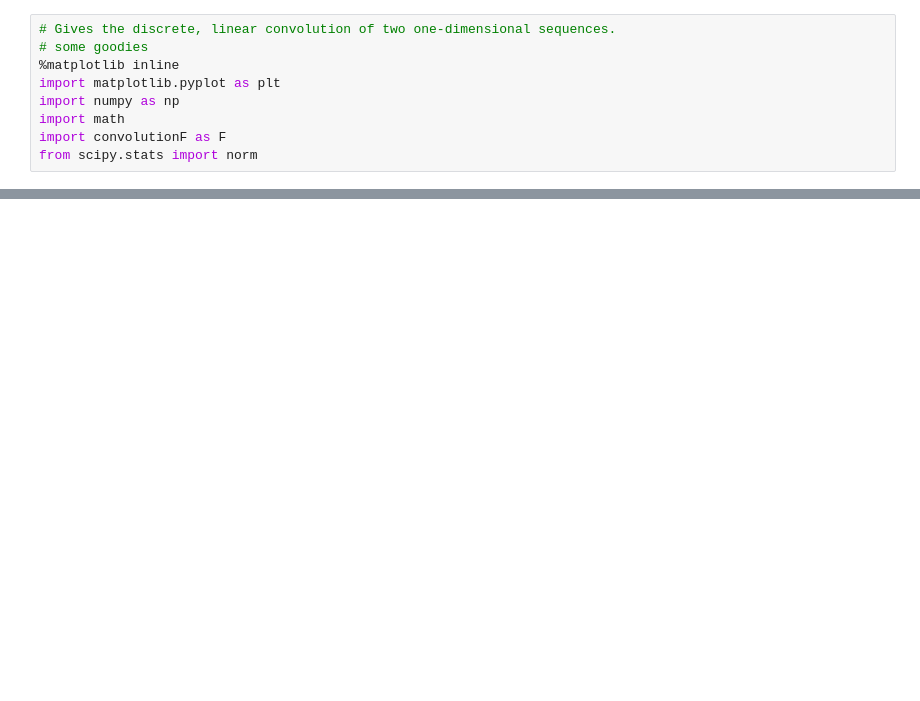
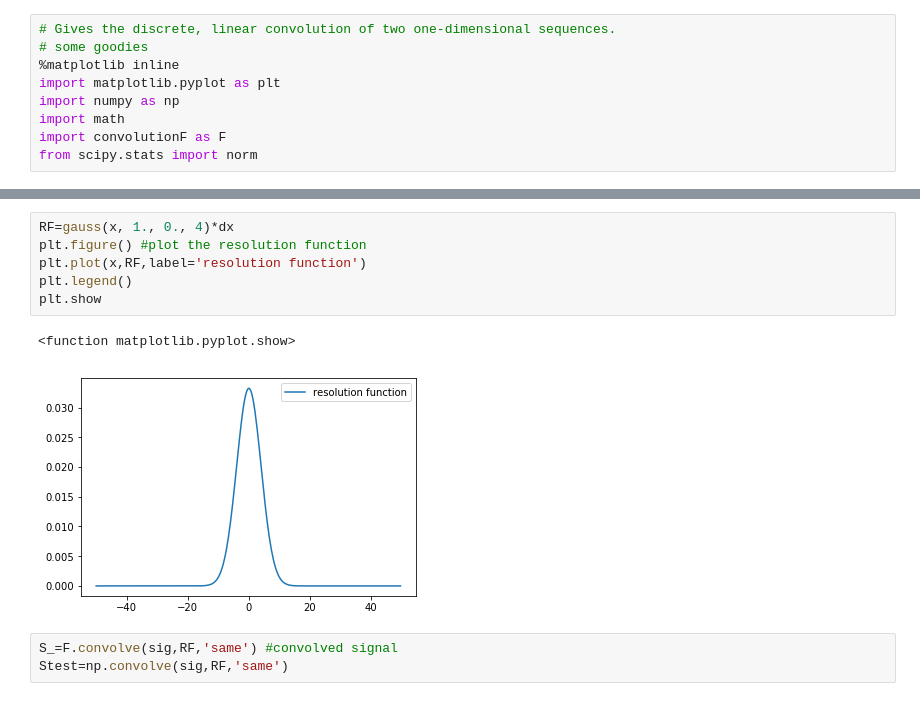
Before and after one commit to Fahima-Islam/sandbox, a Jupyter notebook: Deconvolution Example_noise.ipynb, the cells around one changed output, grey strips where cells are left out. Cells and saved outputs as stored; diff of their text form; blank space fills up the shorter version.

```diff
--- a/Deconvolution Example_noise.ipynb
+++ b/Deconvolution Example_noise.ipynb
@@ -9,0 +25,12 @@ from scipy.stats import norm
+# %%
+RF=gauss(x, 1., 0., 4)*dx
+plt.figure() #plot the resolution function
+plt.plot(x,RF,label='resolution function')
+plt.legend()
+plt.show
+# %% [output]
+<function matplotlib.pyplot.show>
+[figure, added]
+# %%
+S_=F.convolve(sig,RF,'same') #convolved signal
+Stest=np.convolve(sig,RF,'same')
```
Also changed, not shown: parts of 5 cells of this notebook.
